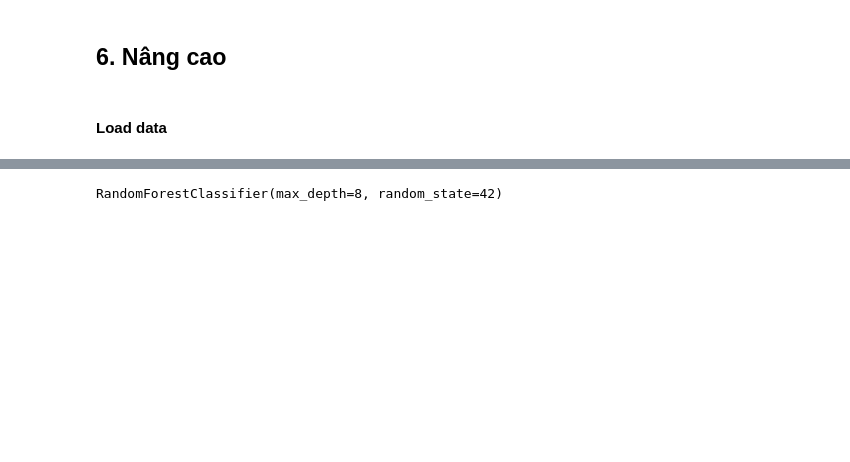
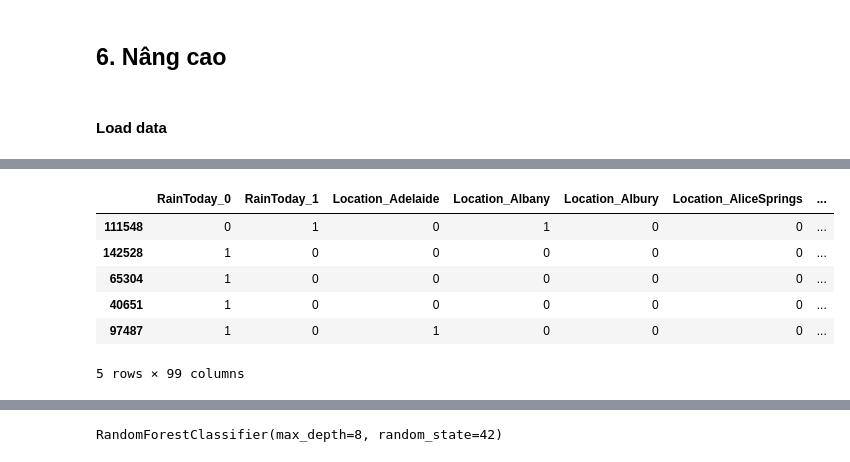
Before and after one commit to aidino/funix, a Jupyter notebook: assignments/c3-classification/assignment-1/hv_asm_1.ipynb, the cells around one changed output, grey strips where cells are left out. Drawn from its saved outputs; the diff is of its cells as text; code cells hidden in the pictures; blank space fills up the shorter version.

```diff
--- a/assignments/c3-classification/assignment-1/hv_asm_1.ipynb
+++ b/assignments/c3-classification/assignment-1/hv_asm_1.ipynb
@@ -424 +484,11 @@ X_valid_categorical = pd.concat([X_valid_target[['RainToday_0', 'RainToday_1']],
+# %%
+X_train_categorical.head()
+# %% [output]
+|  | RainToday_0 | RainToday_1 | Location_Adelaide | Location_Albany | Location_Albury | Location_AliceSprings | ... |
+| 111548 | 0 | 1 | 0 | 1 | 0 | 0 | ... |
+| 142528 | 1 | 0 | 0 | 0 | 0 | 0 | ... |
+| 65304 | 1 | 0 | 0 | 0 | 0 | 0 | ... |
+| 40651 | 1 | 0 | 0 | 0 | 0 | 0 | ... |
+| 97487 | 1 | 0 | 1 | 0 | 0 | 0 | ... |
+5 rows × 99 columns
 # %% [markdown]
```
Also changed, not shown: parts of 61 cells of this notebook.
